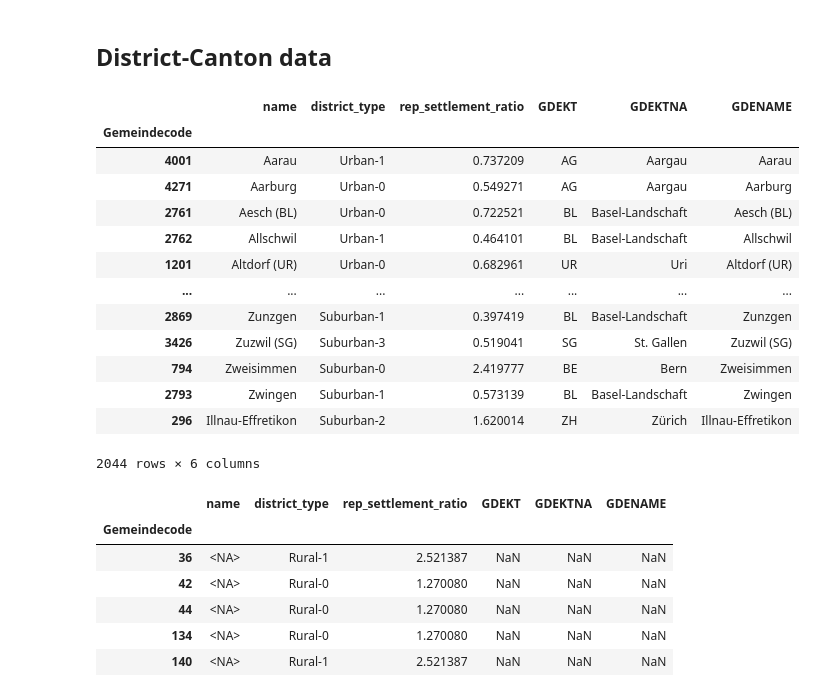
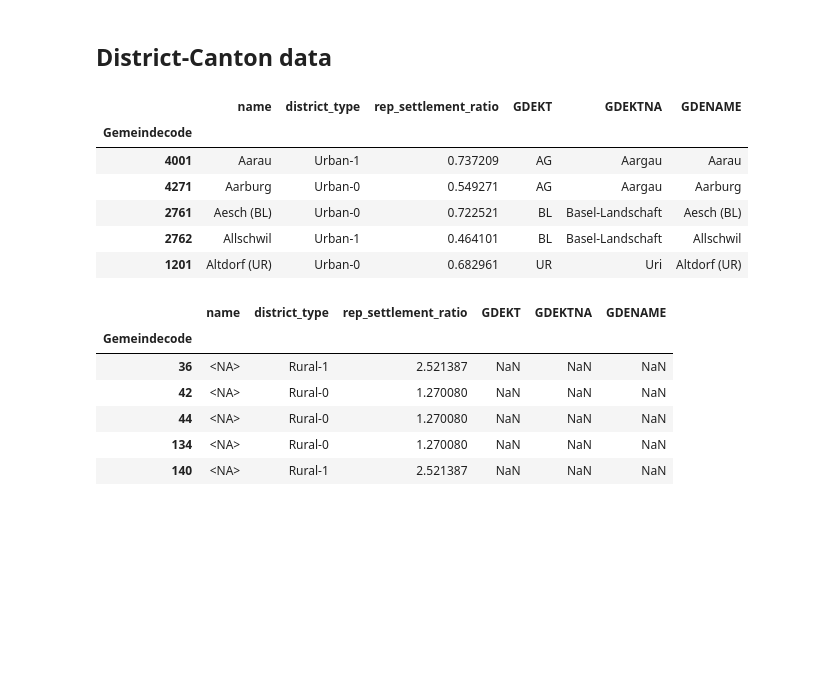
Before and after one commit to reyery/cea-nexus-e-notebook, a Jupyter notebook: nexue-e.ipynb, the cells around one changed output. Saved outputs shown, nothing was run; the diff lists cells and outputs as text; code cells hidden in the pictures; blank space fills up the shorter version.

```diff
--- a/nexue-e.ipynb
+++ b/nexue-e.ipynb
@@ -391,25 +366,18 @@ districts = ['thrigen','grandval','tobel-tagerschen',
 # %%
 # Get demand based on canton
 rep_ratio_df = merged_df[['name', 'district_type', 'rep_settlement_ratio']]
 
 dc_map_df = pd.read_excel(district_canton_data_path, sheet_name='GDE')[['GDEKT', 'GDEKTNA', 'GDENR', 'GDENAME']].set_index('GDENR')
 dc_map_df = rep_ratio_df.merge(dc_map_df, how='left', left_index=True, right_index=True)
-dc_map_df
+dc_map_df.head()
 # %% [output]
 |  | name | district_type | rep_settlement_ratio | GDEKT | GDEKTNA | GDENAME |
 | Gemeindecode |  |  |  |  |  |  |
 | 4001 | Aarau | Urban-1 | 0.737209 | AG | Aargau | Aarau |
 | 4271 | Aarburg | Urban-0 | 0.549271 | AG | Aargau | Aarburg |
 | 2761 | Aesch (BL) | Urban-0 | 0.722521 | BL | Basel-Landschaft | Aesch (BL) |
 | 2762 | Allschwil | Urban-1 | 0.464101 | BL | Basel-Landschaft | Allschwil |
 | 1201 | Altdorf (UR) | Urban-0 | 0.682961 | UR | Uri | Altdorf (UR) |
-| ... | ... | ... | ... | ... | ... | ... |
-| 2869 | Zunzgen | Suburban-1 | 0.397419 | BL | Basel-Landschaft | Zunzgen |
-| 3426 | Zuzwil (SG) | Suburban-3 | 0.519041 | SG | St. Gallen | Zuzwil (SG) |
-| 794 | Zweisimmen | Suburban-0 | 2.419777 | BE | Bern | Zweisimmen |
-| 2793 | Zwingen | Suburban-1 | 0.573139 | BL | Basel-Landschaft | Zwingen |
-| 296 | Illnau-Effretikon | Suburban-2 | 1.620014 | ZH | Zürich | Illnau-Effretikon |
-2044 rows × 6 columns
 # %%
 missing_dc = dc_map_df[dc_map_df['GDEKT'].isnull()]
 missing_dc[['name', 'district_type', 'GDEKT']].to_csv(os.path.join(output_path, 'missing_districts.csv'))
```
Also changed, not shown: parts of 7 cells of this notebook.
